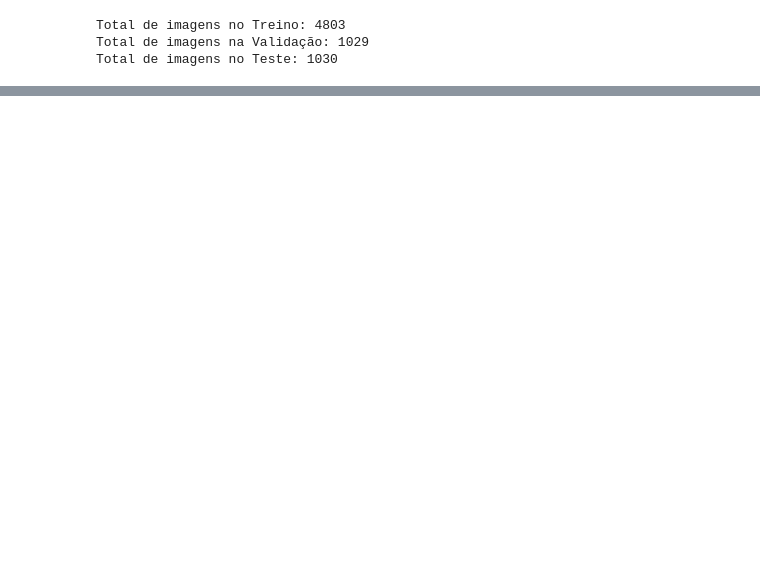
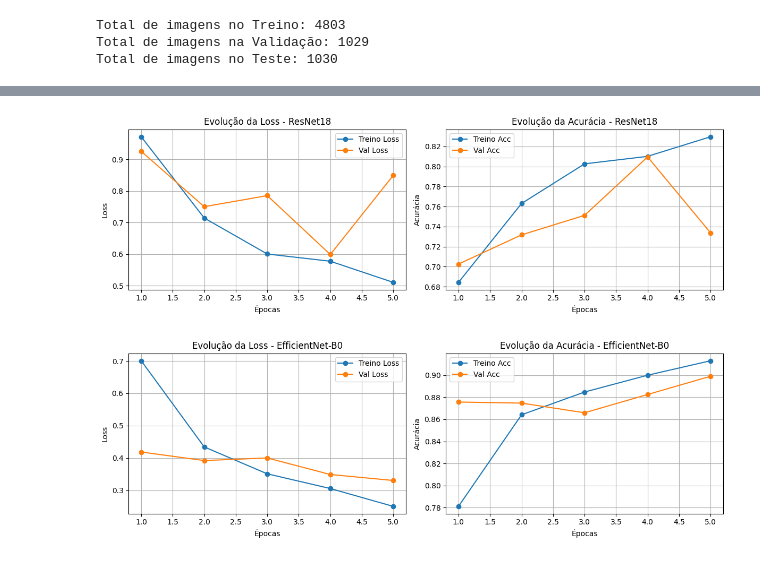
Before and after one commit to Myrella669/SIN393-Classificacao-Clima, a Jupyter notebook: Untitled6.ipynb, the cells around one changed output, grey strips where cells are left out. Drawn from its saved outputs; the diff is of its cells as text; code cells hidden in the pictures; blank space fills up the shorter version.

```diff
--- a/Untitled6.ipynb
+++ b/Untitled6.ipynb
@@ -273,3 +191,0 @@ Função de treinamento pronta para ser usada!
-# %%
-print("Iniciando o treinamento da ResNet18...")
-model_resnet = train_model(model_resnet, optimizer_resnet, num_epochs=5)
@@ -314,0 +218,34 @@ Melhor Acurácia de Validação: 0.8999
+# %%
+import matplotlib.pyplot as plt
+
+def plot_history(hist, title):
+    epochs = range(1, len(hist['train_loss']) + 1)
+
+    plt.figure(figsize=(12, 4))
+
+    plt.subplot(1, 2, 1)
+    plt.plot(epochs, hist['train_loss'], label='Treino Loss', marker='o')
+    plt.plot(epochs, hist['val_loss'], label='Val Loss', marker='o')
+    plt.title(f'Evolução da Loss - {title}')
+    plt.xlabel('Épocas')
+    plt.ylabel('Loss')
+    plt.legend()
+    plt.grid(True)
+
+    plt.subplot(1, 2, 2)
+    plt.plot(epochs, hist['train_acc'], label='Treino Acc', marker='o')
+    plt.plot(epochs, hist['val_acc'], label='Val Acc', marker='o')
+    plt.title(f'Evolução da Acurácia - {title}')
+    plt.xlabel('Épocas')
+    plt.ylabel('Acurácia')
+    plt.legend()
+    plt.grid(True)
+
+    plt.tight_layout()
+    plt.show()
+
+plot_history(hist_resnet, "ResNet18")
+plot_history(hist_efficient, "EfficientNet-B0")
+# %% [output]
+[figure, added]
+[figure, added]
```
Also changed, not shown: parts of 15 cells of this notebook.
